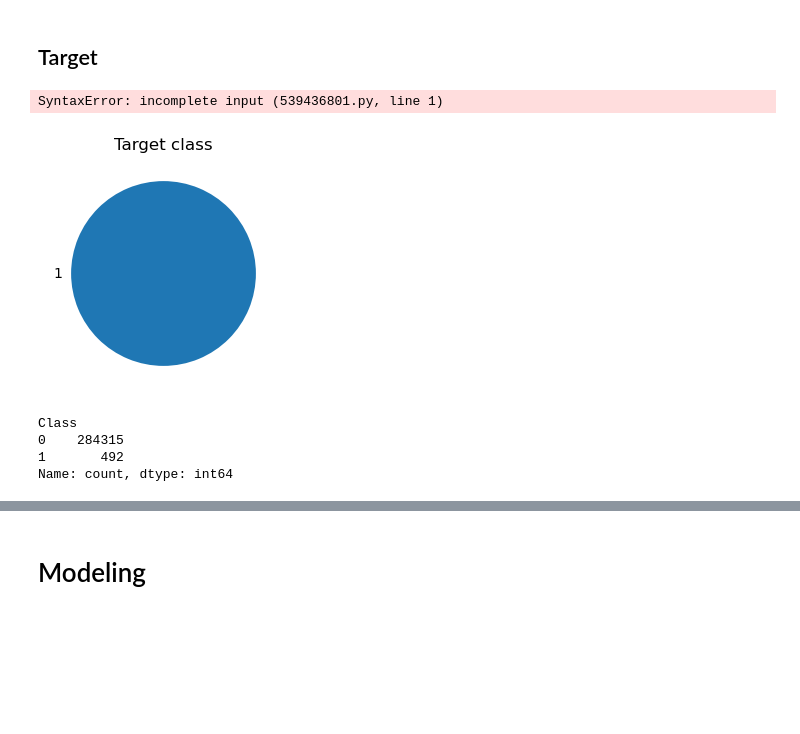
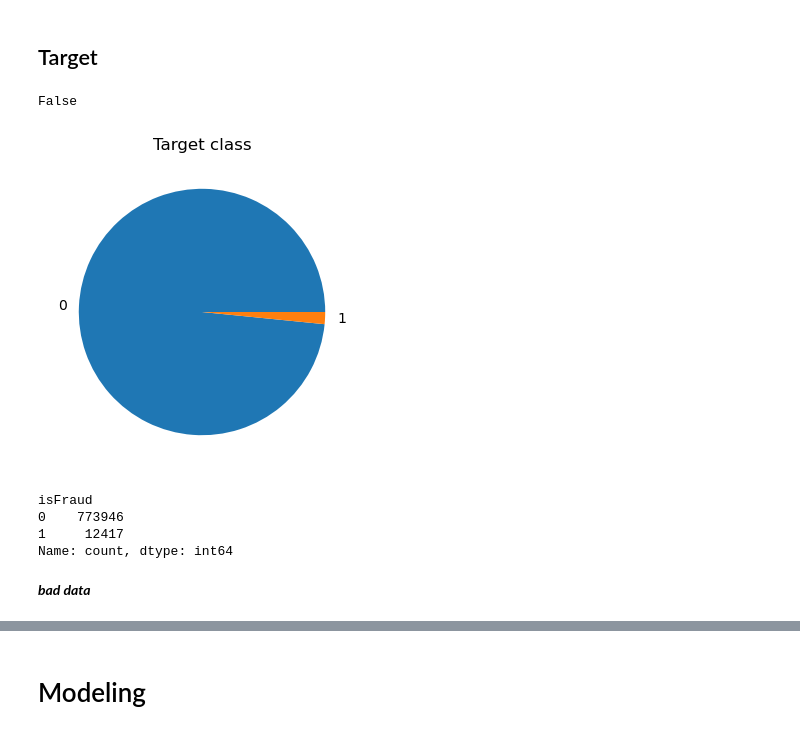
Before and after one commit to Dangennadevich/ML_piplie_project, a Jupyter notebook: Antifraud_project_EDA_and_ML_building.ipynb, the cells around one changed output, grey strips where cells are left out. Saved outputs shown, nothing was run; the diff lists cells and outputs as text; code cells hidden in the pictures; blank space fills up the shorter version.

```diff
--- a/Antifraud_project_EDA_and_ML_building.ipynb
+++ b/Antifraud_project_EDA_and_ML_building.ipynb
@@ -59,27 +60,29 @@ Most of columns normalized, but not all. I'll use catboost (boosting) - it does
 # %% [markdown]
 ## Target
 # %%
-df['isFraud'][0
+df['isFraud'][0]
 # %% [output]
-SyntaxError: incomplete input (539436801.py, line 1)
+False
 # %%
-df['isFraud'] = df['isFraud'].apply(lambda x: 0 if x == 'False' else 1)
+df['isFraud'] = df['isFraud'].apply(lambda x: 0 if x == False else 1)
 # %%
 # Target plot
-plt.figure(figsize=(3, 3))
+plt.figure(figsize=(4, 4))
 
-data['isFraud'].value_counts().plot(kind="pie")
+df['isFraud'].value_counts().plot(kind="pie")
 plt.title("Target class")
 plt.ylabel("")
 plt.xlabel("")
 plt.show()
 # %% [output]
-[figure, old version]
+[figure, new version]
 # %%
 # Target counts
-df["Class"].value_counts()
+df["isFraud"].value_counts()
 # %% [output]
-Class
-0    284315
-1       492
+isFraud
+0    773946
+1     12417
 Name: count, dtype: int64
+# %% [markdown]
+___bad data___
```
Also changed, not shown: parts of 25 cells of this notebook, 2 other files.
